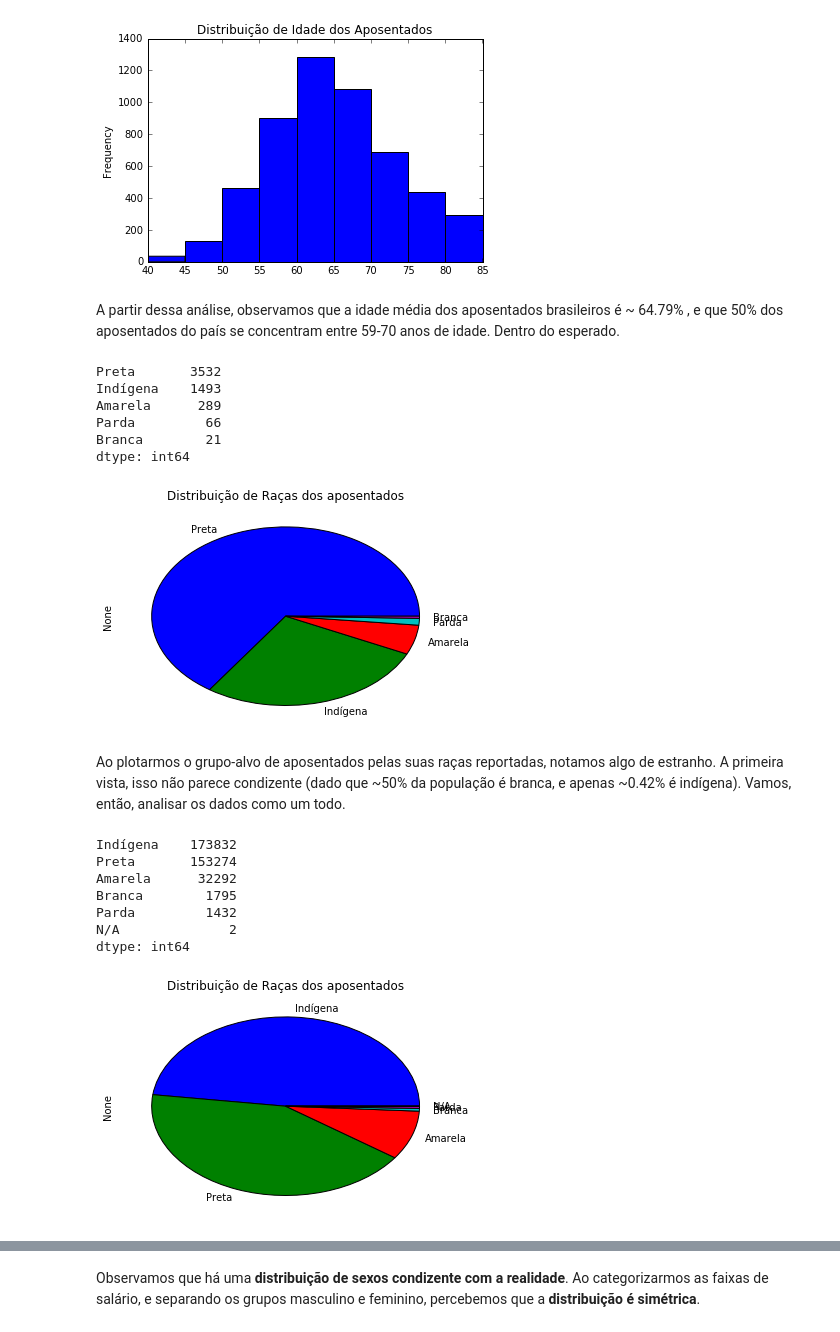
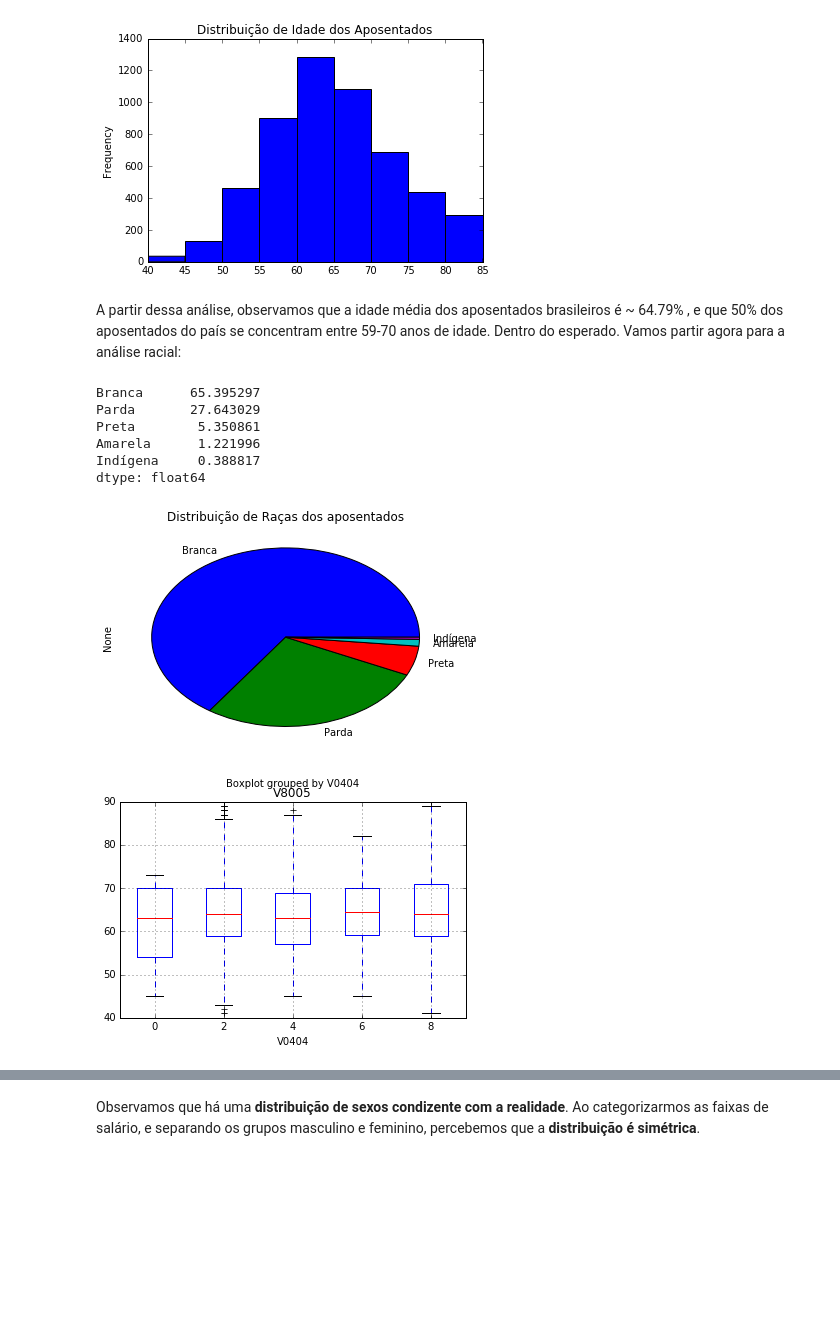
Before and after one commit to ruhman/CD, a Jupyter notebook: Projeto1/Projeto1 Layout.ipynb, the cells around one changed output, grey strips where cells are left out. Saved outputs shown, nothing was run; the diff lists cells and outputs as text; code cells hidden in the pictures; blank space fills up the shorter version.

```diff
--- a/Projeto1/Projeto1 Layout.ipynb
+++ b/Projeto1/Projeto1 Layout.ipynb
@@ -101,37 +66,20 @@ max        90.000000
 Name: V8005, dtype: float64
 [figure]
 # %% [markdown]
-A partir dessa análise, observamos que a idade média dos aposentados brasileiros é ~ 64.79% , e que 50% dos aposentados do país se concentram entre 59-70 anos de idade. Dentro do esperado.
+A partir dessa análise, observamos que a idade média dos aposentados brasileiros é ~ 64.79% , e que 50% dos aposentados do país se concentram entre 59-70 anos de idade. Dentro do esperado. Vamos partir agora para a análise racial:
 # %%
 #distribuição da idade pelas diferentes raças
 raca = idadeCorreta.V0404.astype('category',ordered=True) #classificar idade como dados quantitavos e categorizar, 4a var
-raca.cat.categories = ("Branca","Preta","Amarela","Parda","Indígena")
+raca.cat.categories = ("Indígena","Branca","Preta","Amarela","Parda")
 raca.value_counts().plot(kind='pie',title="Distribuição de Raças dos aposentados")
-raca.value_counts()
-#empregoPrivado.boxplot(columns="V8005", by="V0404")
+idadeCorreta.boxplot(column="V8005", by="V0404")
+raca.value_counts(True)*100
 # %% [output]
-Preta       3532
-Indígena    1493
-Amarela      289
-Parda         66
-Branca        21
-dtype: int64
+Branca      65.395297
+Parda       27.643029
+Preta        5.350861
+Amarela      1.221996
+Indígena     0.388817
+dtype: float64
-[figure, old version]
+[figure, new version]
+[figure, added]
-# %% [markdown]
-Ao plotarmos o grupo-alvo de aposentados pelas suas raças reportadas, notamos algo de estranho. A primeira vista, isso não parece condizente (dado que ~50% da população é branca, e apenas ~0.42% é indígena). Vamos, então, analisar os dados como um todo.
-# %%
-#distribuição das pessoas pelas raças
-raca = pnad2014.V0404.astype('category',ordered=True)
-raca.cat.categories = ("Branca","Preta","Amarela","Parda","Indígena","N/A")
-raca.value_counts().plot(kind='pie',title="Distribuição de Raças dos aposentados")
-raca.value_counts()
-#empregoPrivado.boxplot(columns="V8005", by="V0404")
-# %% [output]
-Indígena    173832
-Preta       153274
-Amarela      32292
-Branca        1795
-Parda         1432
-N/A              2
-dtype: int64
-[figure, removed]
```
Also changed, not shown: parts of 26 cells of this notebook, 1 other file.
